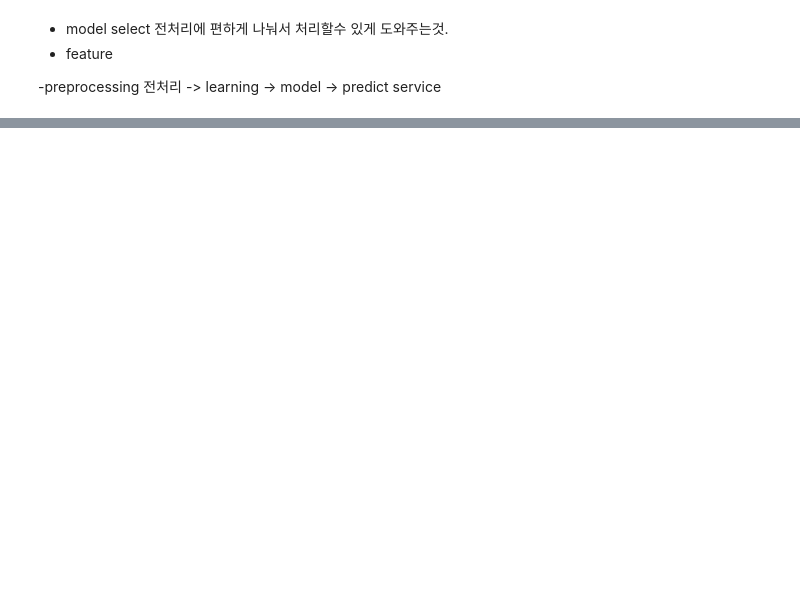
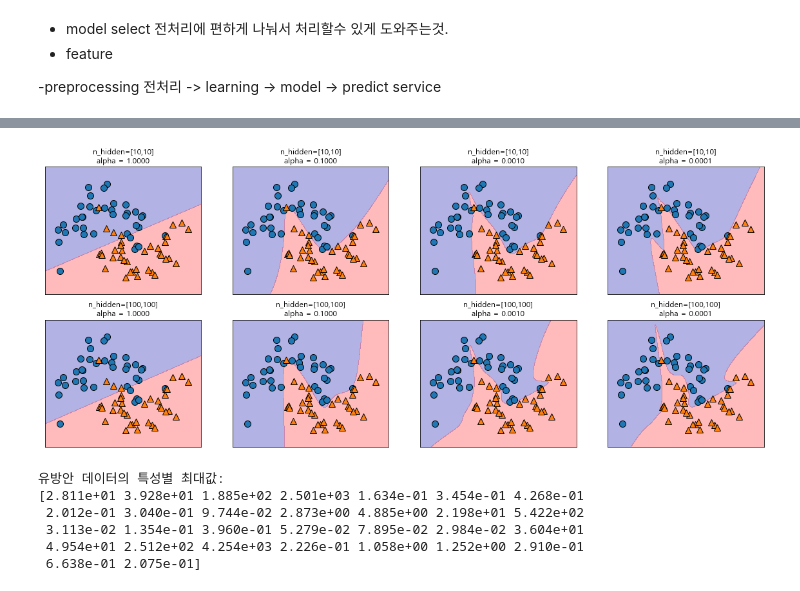
Before and after one commit to Joonyeong97/Python_study, a Jupyter notebook: Python/script/scikit/15일차.ipynb, the cells around one changed output, grey strips where cells are left out. Drawn from its saved outputs; the diff is of its cells as text; code cells hidden in the pictures; blank space fills up the shorter version.

```diff
--- a/Python/script/scikit/15일차.ipynb
+++ b/Python/script/scikit/15일차.ipynb
@@ -37,0 +181,34 @@
+# %%
+# 신경망은 비선형회귀/ 다차방정식에의한 비선형회귀
+# 규제를 많이주면 산처럼 변하고 안주면 과적합됨..;;
+import matplotlib.pyplot as plt # 시각화 할때
+fig, axes = plt.subplots(2,4,figsize = (20,8))
+for axx, n_hidden_nodes in zip(axes, [10,100]):
+    for ax, alpha in zip(axx, [1,0.1,0.001,0.0001,0.00001]): # alpha 는 규제값임
+        mlp = MLPClassifier(solver='lbfgs', random_state=0,
+                           activation = 'tanh',
+                           hidden_layer_sizes=[n_hidden_nodes,
+                                              n_hidden_nodes], alpha=alpha)
+        mlp.fit(X_train,y_train)
+        mglearn.plots.plot_2d_separator(mlp, X_train, fill=True,
+                                       alpha=.3,ax=ax)
+        mglearn.discrete_scatter(X_train[:,0], X_train[:,1],
+                                y_train,ax=ax)
+        ax.set_title("n_hidden=[{},{}]\nalpha = {:.4f}".format(n_hidden_nodes, n_hidden_nodes, alpha))
+# %% [output]
+[figure, added]
+# %%
+import matplotlib.pyplot as plt # 시각화 할때
+# neural_network 신경망~
+from sklearn.neural_network import MLPClassifier # MLPRegressor
+from sklearn.model_selection import train_test_split
+from sklearn.datasets import load_breast_cancer
+cancer = load_breast_cancer()
+print("유방안 데이터의 특성별 최대값: \n{}".format(cancer.data.max(axis=0)))
+# %% [output]
+유방안 데이터의 특성별 최대값:
+[2.811e+01 3.928e+01 1.885e+02 2.501e+03 1.634e-01 3.454e-01 4.268e-01
+ 2.012e-01 3.040e-01 9.744e-02 2.873e+00 4.885e+00 2.198e+01 5.422e+02
+ 3.113e-02 1.354e-01 3.960e-01 5.279e-02 7.895e-02 2.984e-02 3.604e+01
+ 4.954e+01 2.512e+02 4.254e+03 2.226e-01 1.058e+00 1.252e+00 2.910e-01
+ 6.638e-01 2.075e-01]
```
Also changed, not shown: parts of 38 cells of this notebook, 2 other files.
